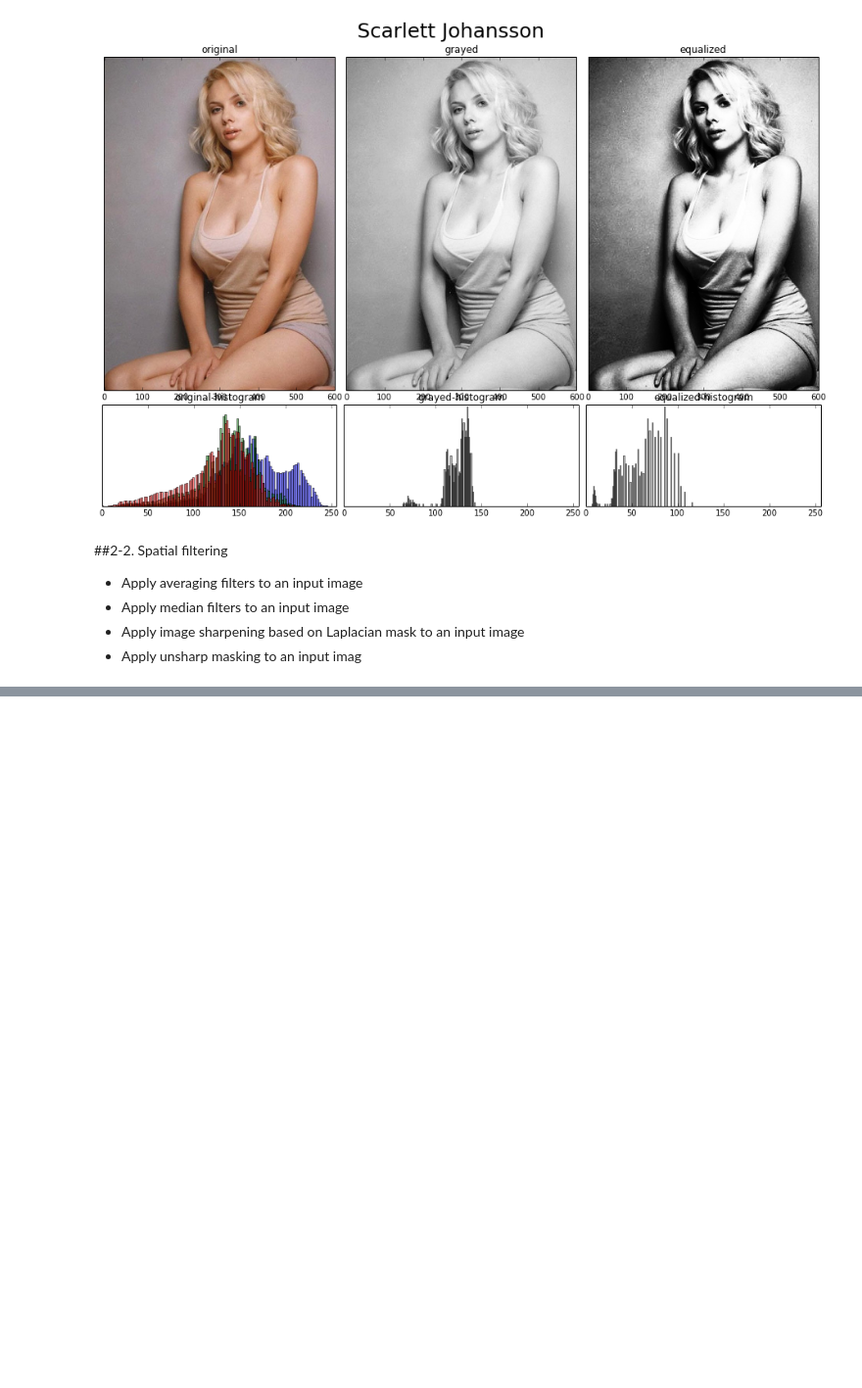
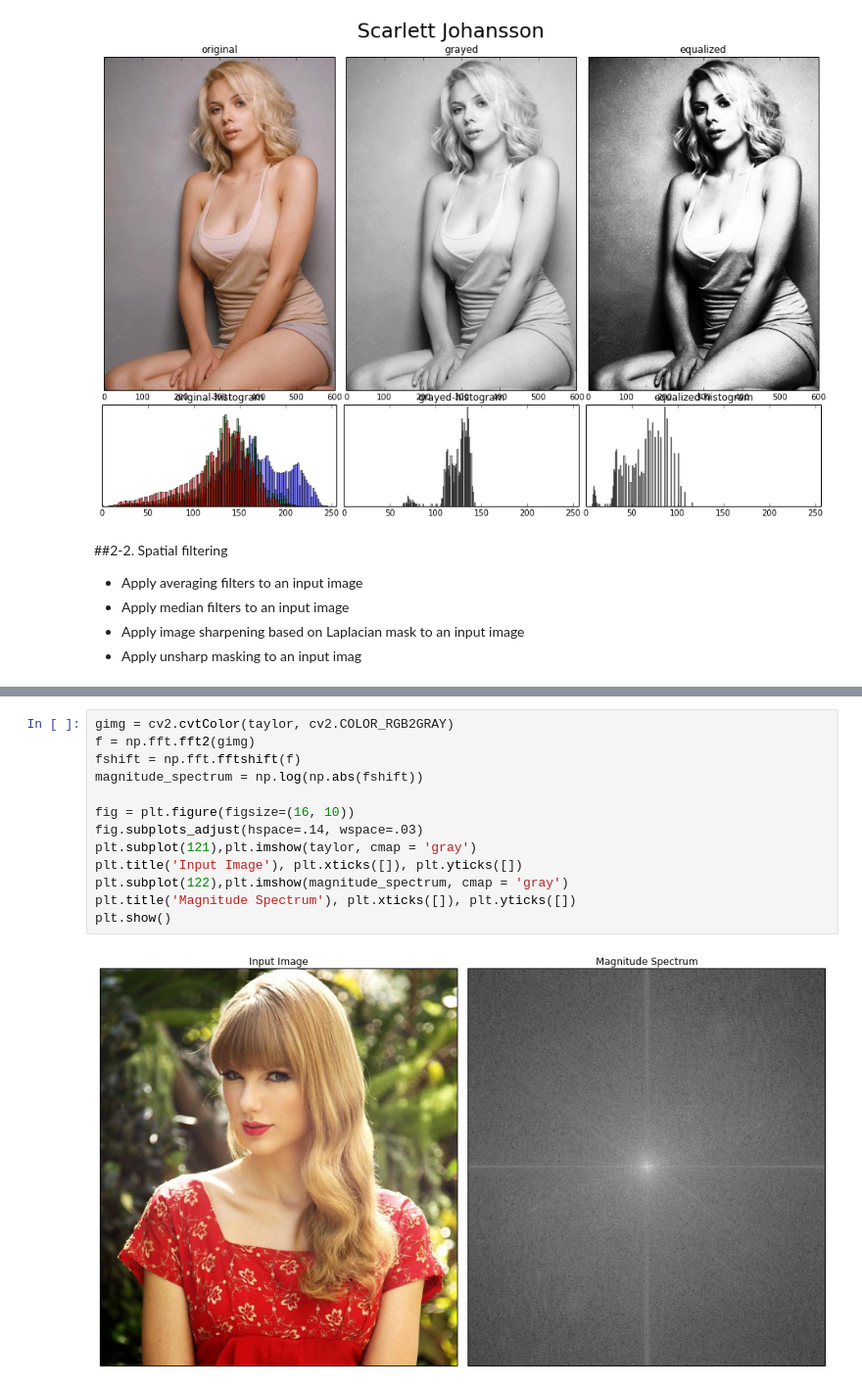
Before and after one commit to coder0526/iphw2013, a Jupyter notebook: Ip hw.ipynb, the cells around one changed output, grey strips where cells are left out. Shown at 98% size. Drawn from its saved outputs; the diff is of its cells as text; blank space fills up the shorter version.

```diff
--- a/Ip hw.ipynb
+++ b/Ip hw.ipynb
@@ -67,0 +67,15 @@ twoDconvolution(taylor)
+# %%
+gimg = cv2.cvtColor(taylor, cv2.COLOR_RGB2GRAY)
+f = np.fft.fft2(gimg)
+fshift = np.fft.fftshift(f)
+magnitude_spectrum = np.log(np.abs(fshift))
+
+fig = plt.figure(figsize=(16, 10))
+fig.subplots_adjust(hspace=.14, wspace=.03)
+plt.subplot(121),plt.imshow(taylor, cmap = 'gray')
+plt.title('Input Image'), plt.xticks([]), plt.yticks([])
+plt.subplot(122),plt.imshow(magnitude_spectrum, cmap = 'gray')
+plt.title('Magnitude Spectrum'), plt.xticks([]), plt.yticks([])
+plt.show()
+# %% [output]
+[figure, added]
```
Also changed, not shown: parts of 9 cells of this notebook, 3 other files.
